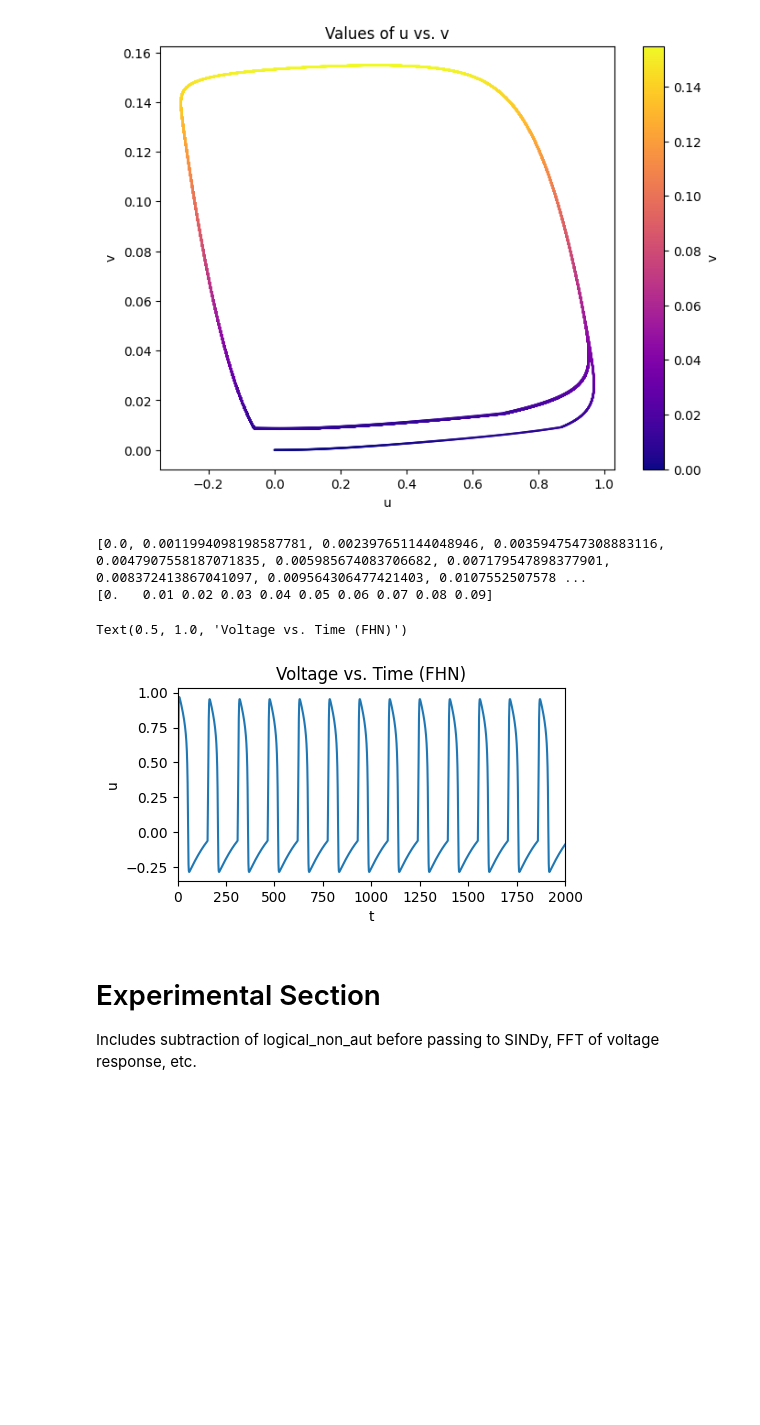
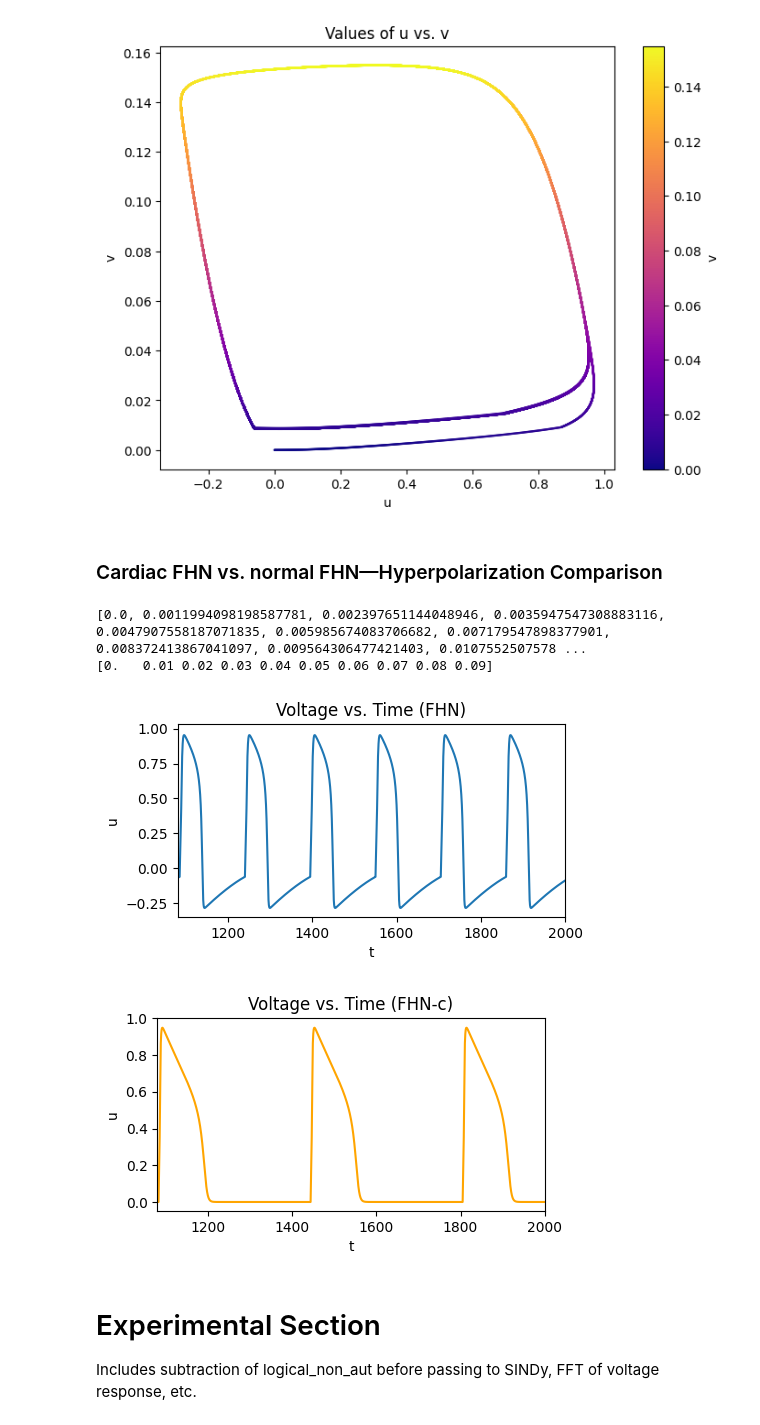
Before and after one commit to cswelch/SINDy-for-Cardiac-Electrophysiology, a Jupyter notebook: SINDy_non_autonomous_test.ipynb, the cells around one changed output. Cells and saved outputs as stored; diff of their text form; code cells hidden in the pictures; blank space fills up the shorter version.

Commit message:
Created separate FHN vs. FHN-c graphics for ease of comparison.

```diff
--- a/SINDy_non_autonomous_test.ipynb
+++ b/SINDy_non_autonomous_test.ipynb
@@ -321,23 +324,46 @@ plt.title('Values of u vs. v')
 # %% [output]
 Text(0.5, 1.0, 'Values of u vs. v')
 [figure]
+# %% [markdown]
+### Cardiac FHN vs. normal FHN—Hyperpolarization Comparison
+# %%
+# Cardiac-corrected FHN ICs and time range
+t_fhn_c = np.arange(0,4000,dt)
+x_0_fhn_c = np.array([0,0.11])
+
+# Generate the data using our non-autonomous term. Note that the period is very sensitive per the above experiment, so we must be careful in our selection of its value.
+non_aut_func_fhn_c = functools.partial(logical_non_aut, period=361, dur=5.0, mag=0.12)
+fhn_c_part = functools.partial(fhn_c, alpha = 0.1, beta = 0.5, gamma = 1, delta = 0.0, eps = 0.01)
+
+states_fhn_c = odeint(fhn_c_part, x_0_fhn_c, t_fhn_c, args=(non_aut_func_fhn_c,), hmax=0.1) # Test code --> lambda t: 0         Actual code --> non_aut_func_vf_7
+df_states_fhn_c = pd.DataFrame(states_fhn_c, columns=['u','v'])
+u_fhn_c = df_states_fhn_c['u'].tolist()
 # %%
-# Plot results - u vs. t
+# Plot FHN u vs. t
 u_fhn = df_states_fhn['u'].tolist()
 print(u_fhn[0:10])
 print(t_fhn[0:10])
 
 plt.figure(figsize=(5, 2.5))
 plt.plot(t_fhn,u_fhn)
-plt.xlim(0, 2000)
+plt.xlim(1080, 2000)
 plt.xlabel('t')
 plt.ylabel('u')
 plt.title('Voltage vs. Time (FHN)')
+
+# Plot FHN-c - u vs. t
+plt.figure(figsize=(5, 2.5))
+plt.plot(t_fhn_c,u_fhn_c, color='orange')
+plt.xlim(1080, 2000)
+plt.xlabel('t')
+plt.ylabel('u')
+plt.title('Voltage vs. Time (FHN-c)')
+plt.show()
 # %% [output]
 [0.0, 0.0011994098198587781, 0.002397651144048946, 0.0035947547308883116, 0.0047907558187071835, 0.005985674083706682, 0.007179547898377901, 0.008372413867041097, 0.009564306477421403, 0.0107552507578 ...
 [0.   0.01 0.02 0.03 0.04 0.05 0.06 0.07 0.08 0.09]
-Text(0.5, 1.0, 'Voltage vs. Time (FHN)')
-[figure, old version]
+[figure, new version]
+[figure, added]
 # %% [markdown]
 # Experimental Section
 Includes subtraction of logical_non_aut before passing to SINDy, FFT of voltage response, etc.
```
Also changed, not shown: parts of 2 cells of this notebook.
